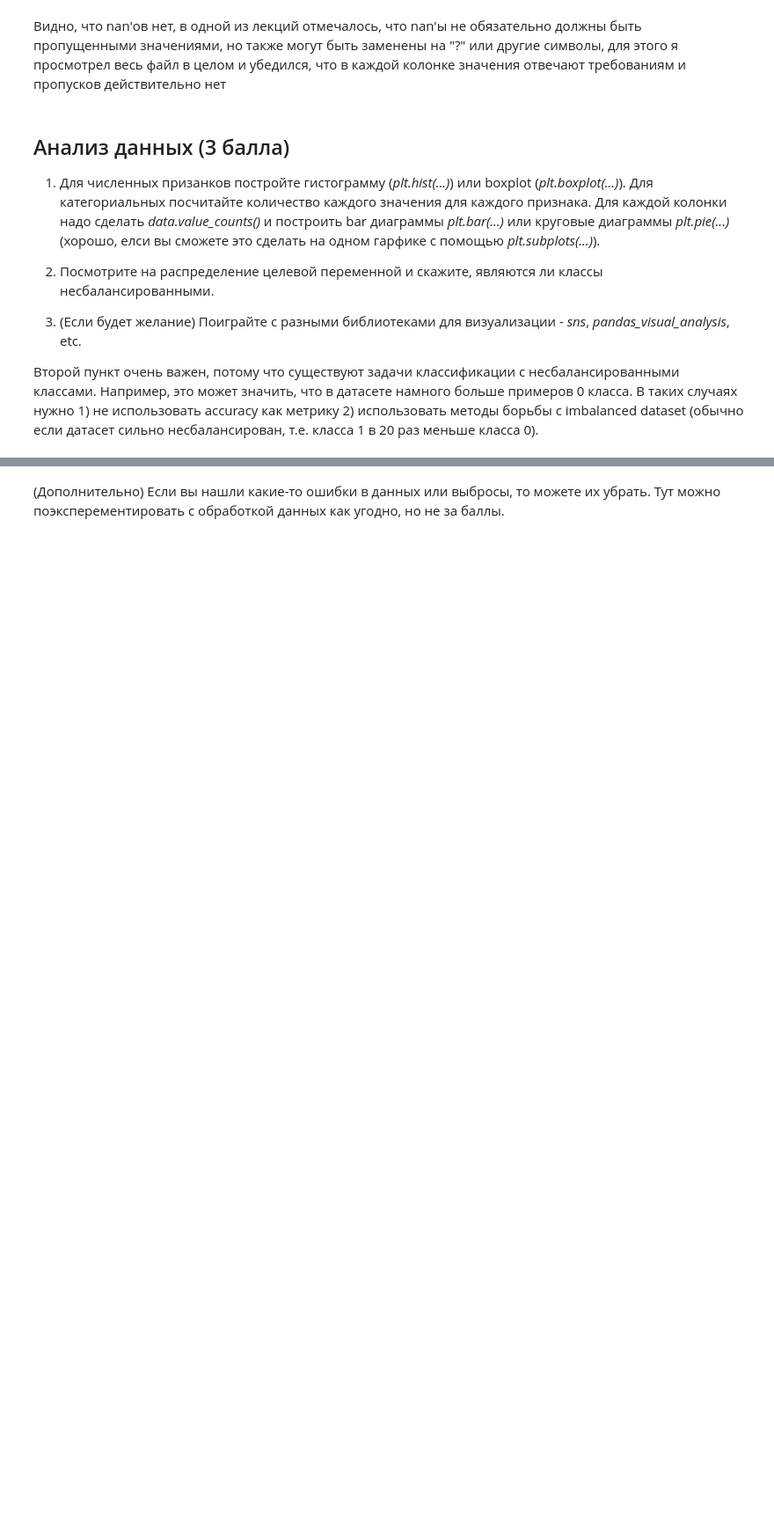
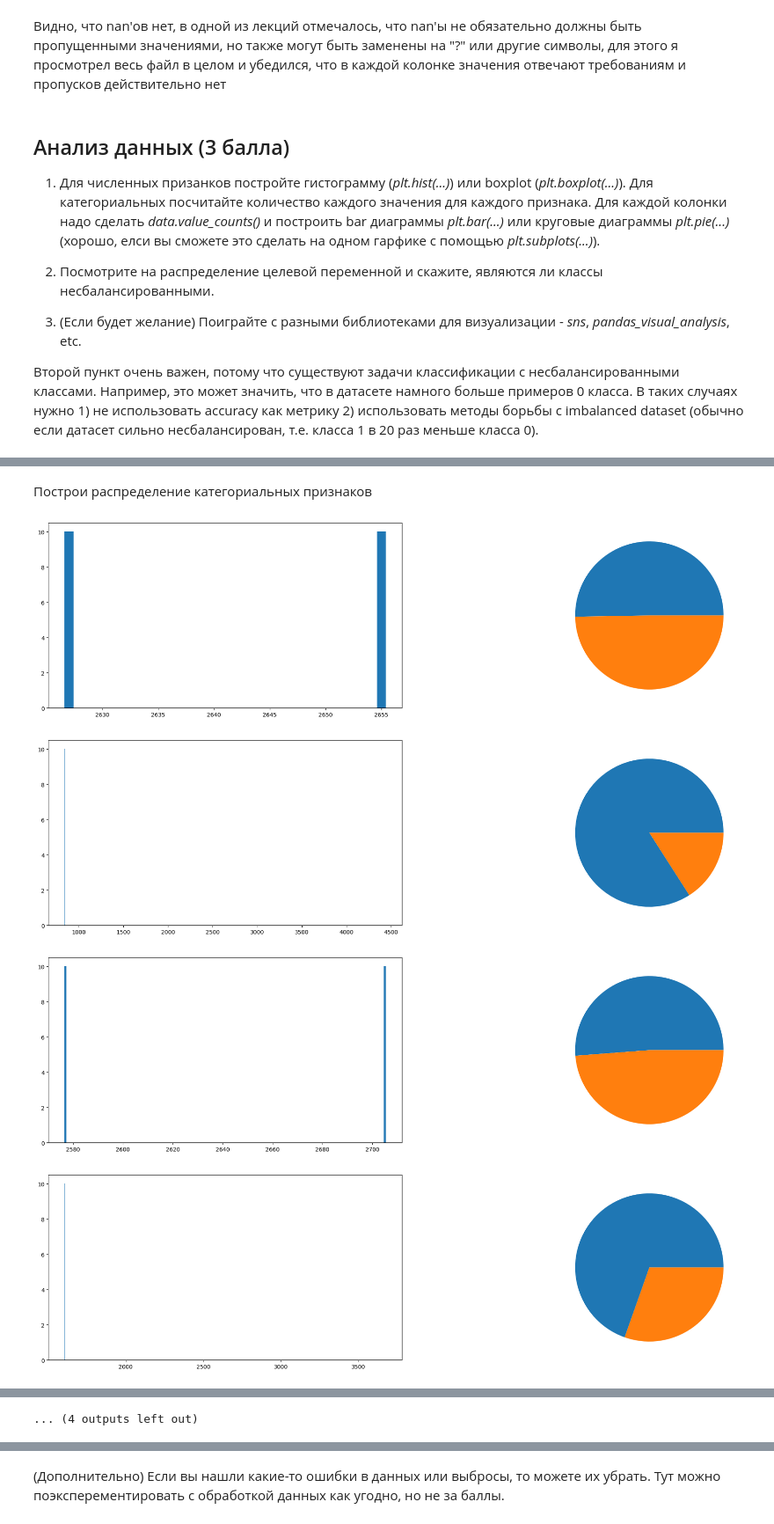
Before and after one commit to bbalandin/Trial, a Jupyter notebook: week_03_composition_model_selection/Homework/hw_3_kaggle.ipynb, the cells around one changed output, grey strips where cells are left out. Shown at 88% size. Drawn from its saved outputs; the diff is of its cells as text; code cells hidden in the pictures; blank space fills up the shorter version.

```diff
--- a/week_03_composition_model_selection/Homework/hw_3_kaggle.ipynb
+++ b/week_03_composition_model_selection/Homework/hw_3_kaggle.ipynb
@@ -230,0 +224,14 @@ KeyboardInterrupt:
+# %% [markdown]
+Построи распределение категориальных признаков
+# %%
+for cat_elem in cat_cols:
+  freq_of_feature = data[cat_elem].value_counts()
+  fig, axes = plt.subplots(1, 2, figsize=(25, 6))
+  axes[0].bar(freq_of_feature, height=10)
+  axes[1].pie(freq_of_feature)
+  plt.show()
+# %% [output]
+[figure, added]
+[figure, added]
+[figure, added]
+[figure, added]
@@ -231,3 +246,4 @@ KeyboardInterrupt:
+... (4 outputs left out)
 # %%
 # f, (ax1, ax2) = plt.subplots(1, 2, figsize=(25, 6))
 # for numeric_elem in num_cols:
```
Also changed, not shown: parts of 11 cells of this notebook.
